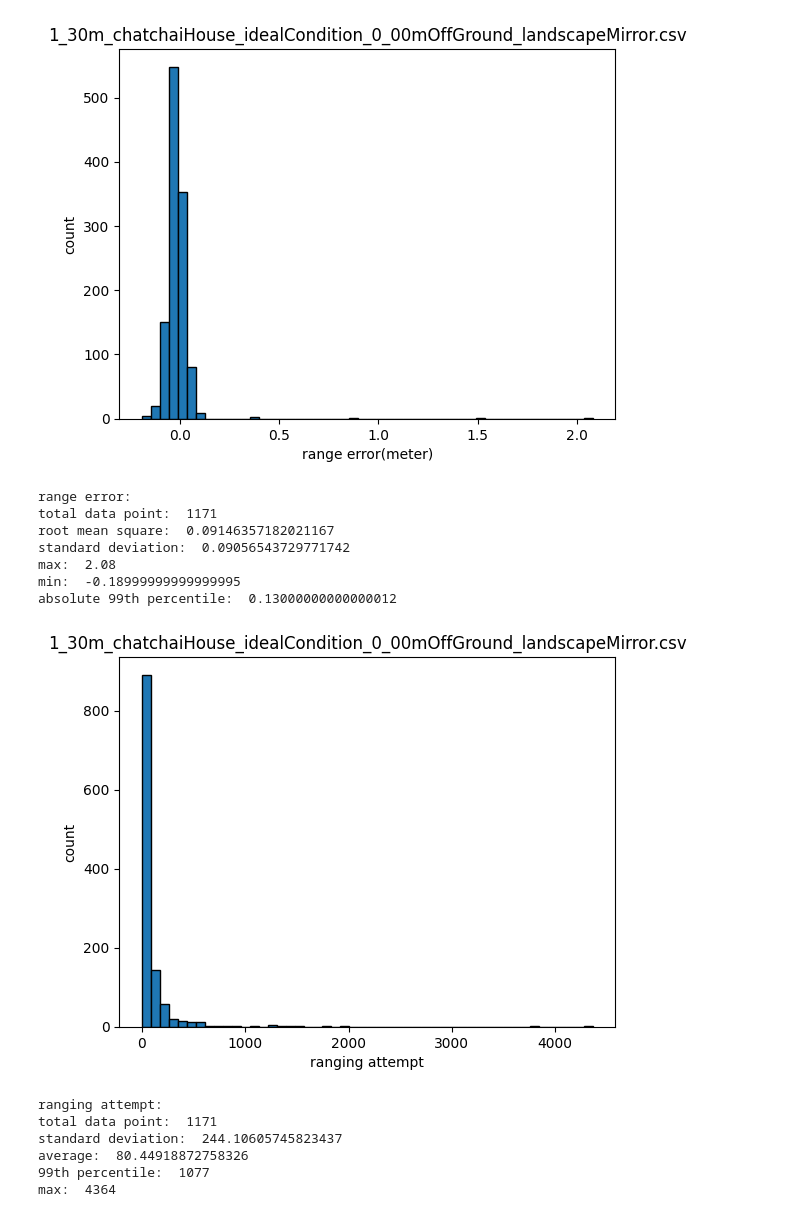
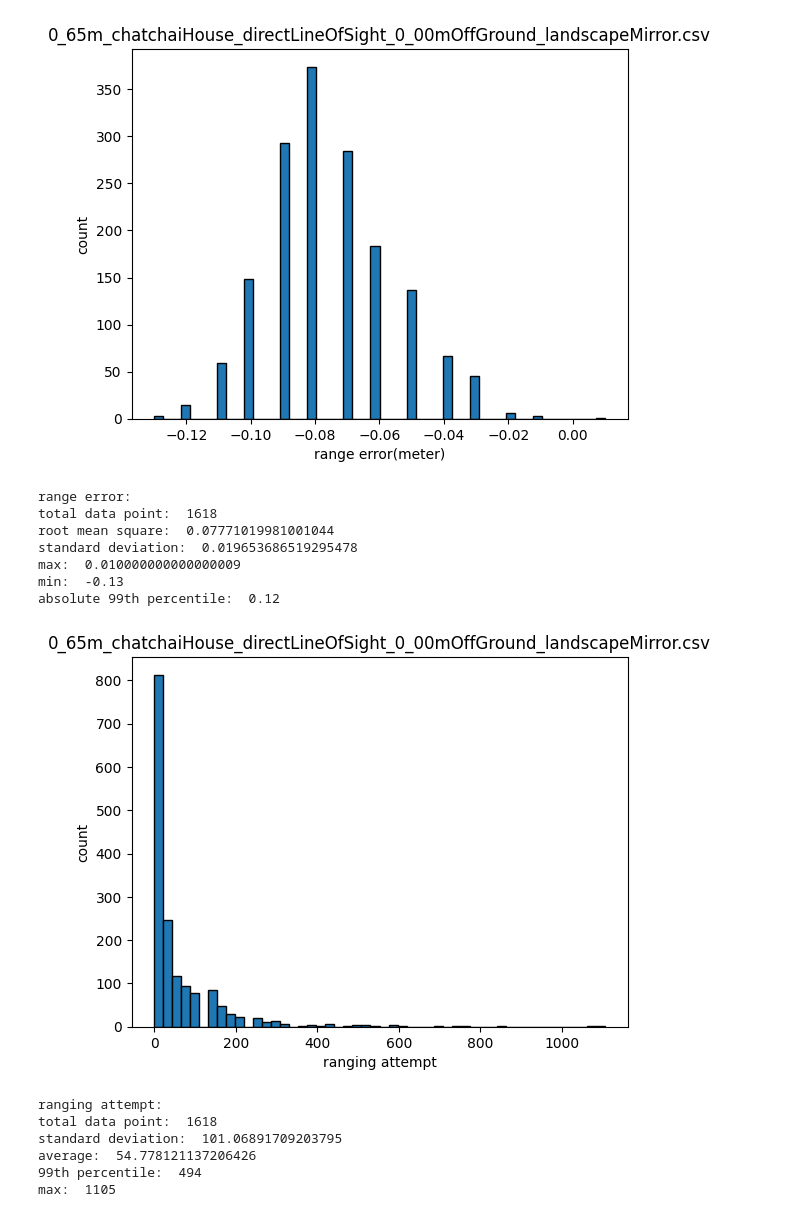
Before and after one commit to Chatchai222/sensor_positioner, a Jupyter notebook: dw3000_interface/analysis/range_analysis.ipynb, the cells around one changed output. Drawn from its saved outputs; the diff is of its cells as text; code cells hidden in the pictures.

```diff
--- a/dw3000_interface/analysis/range_analysis.ipynb
+++ b/dw3000_interface/analysis/range_analysis.ipynb
@@ -18,47 +18,60 @@ def plot_ranging_data(csv_file, distance):
     root_mean_square_ranges_error = math.sqrt(mean_square_ranges_error)
 
     absolute_ranges_error = ranges_error.abs()
 
     print("range error: ")
     print("total data point: ", len(ranges_error))
     print("root mean square: ", root_mean_square_ranges_error)
     print("standard deviation: ", ranges_error.std())
     print("max: ", ranges_error.max())
     print("min: ", ranges_error.min())
     print("absolute 99th percentile: ", absolute_ranges_error.quantile(0.99, interpolation="nearest"))
 
 
     ranging_attempt_counts = csv_data.ranging_attempt_count
     plt.title(csv_file)
     plt.xlabel("ranging attempt")
     plt.ylabel("count")
     plt.hist(ranging_attempt_counts, bins=50, edgecolor="black")
     plt.show()
 
     print("ranging attempt: ")
     print("total data point: ", len(ranging_attempt_counts))
     print("standard deviation: ", ranging_attempt_counts.std())
     print("average: ", ranging_attempt_counts.mean())
     print("99th percentile: ", ranging_attempt_counts.quantile(0.99, interpolation="nearest"))
     print("max: ", ranging_attempt_counts.max())
 
 
 
-
-plot_ranging_data("1_30m_chatchaiHouse_idealCondition_0_00mOffGround_landscapeMirror.csv", 1.30)
+plot_ranging_data("0_65m_chatchaiHouse_directLineOfSight_0_00mOffGround_landscapeMirror.csv", 0.65)
+plot_ranging_data("1_20m_ECC706_directLineOfSight_0_00mOffGround_portraitMirror.csv", 1.20)
+plot_ranging_data("1_30m_chatchaiHouse_directLineOfSight_0_00mOffGround_landscapeMirror.csv", 1.30)
+plot_ranging_data("2_40m_ECC706_aluminiumPlateInBetween_0_10mOffGround_portraitMirror.csv", 2.40)
+plot_ranging_data("2_40m_ECC706_directLineOfSight_0_00mOffGround_portraitMirror.csv", 2.40)
+plot_ranging_data("2_40m_ECC706_directLineOfSight_0_10mOffGround_portraitMirror.csv", 2.40)
+plot_ranging_data("2_60m_chatchaiHouse_aluminumFoilCoverSensor_0_30mOffGround_portraitMirror.csv", 2.60)
+plot_ranging_data("2_60m_chatchaiHouse_directLineOfSight_0_30mOffGround_landscapeMirror.csv", 2.60)
+plot_ranging_data("2_60m_chatchaiHouse_directLineOfSight_0_30mOffGround_portraitMirror.csv", 2.60)
+plot_ranging_data("2_60m_chatchaiHouse_directLineOfSight_0_30mOffGround_ZAxisPierceMirror.csv", 2.60)
+plot_ranging_data("3_60m_ECC706_directLineOfSight_1_50mOffGround_ZAxisPierceMirror.csv", 3.60)
+plot_ranging_data("6_00m_chatchaiHouse_directLineOfSight_0_30mOffGround_landscapeMirror.csv", 6.00)
+plot_ranging_data("6_00m_chatchaiHouse_directLineOfSight_0_30mOffGround_portraitMirror.csv", 6.00)
+plot_ranging_data("9_00m_chatchaiHouse_directLineOfSight_0_30mOffGround_landscapeMirror.csv", 9.00)
+plot_ranging_data("9_00m_chatchaiHouse_directLineOfSight_0_30mOffGround_portraitMirror.csv", 9.00)
 # %% [output]
-[figure, old version]
+[figure, new version]
 range error:
-total data point:  1171
-root mean square:  0.09146357182021167
-standard deviation:  0.09056543729771742
-max:  2.08
-min:  -0.18999999999999995
-absolute 99th percentile:  0.13000000000000012
+total data point:  1618
+root mean square:  0.07771019981001044
+standard deviation:  0.019653686519295478
+max:  0.010000000000000009
+min:  -0.13
+absolute 99th percentile:  0.12
-[figure, old version]
+[figure, new version]
 ranging attempt:
-total data point:  1171
-standard deviation:  244.10605745823437
-average:  80.44918872758326
-99th percentile:  1077
-max:  4364
+total data point:  1618
+standard deviation:  101.06891709203795
+average:  54.778121137206426
+99th percentile:  494
+max:  1105
```
Also changed, not shown: parts of 1 cell of this notebook, 2 other files.
